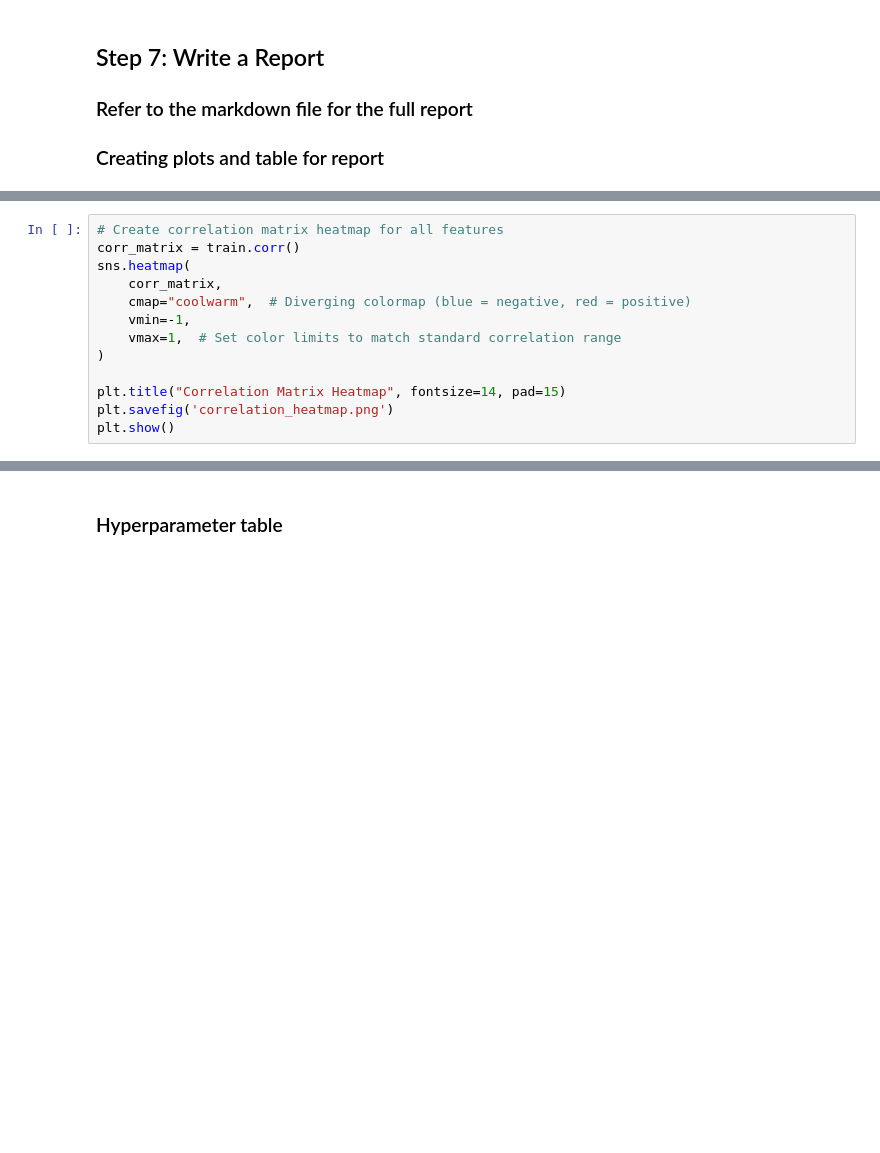
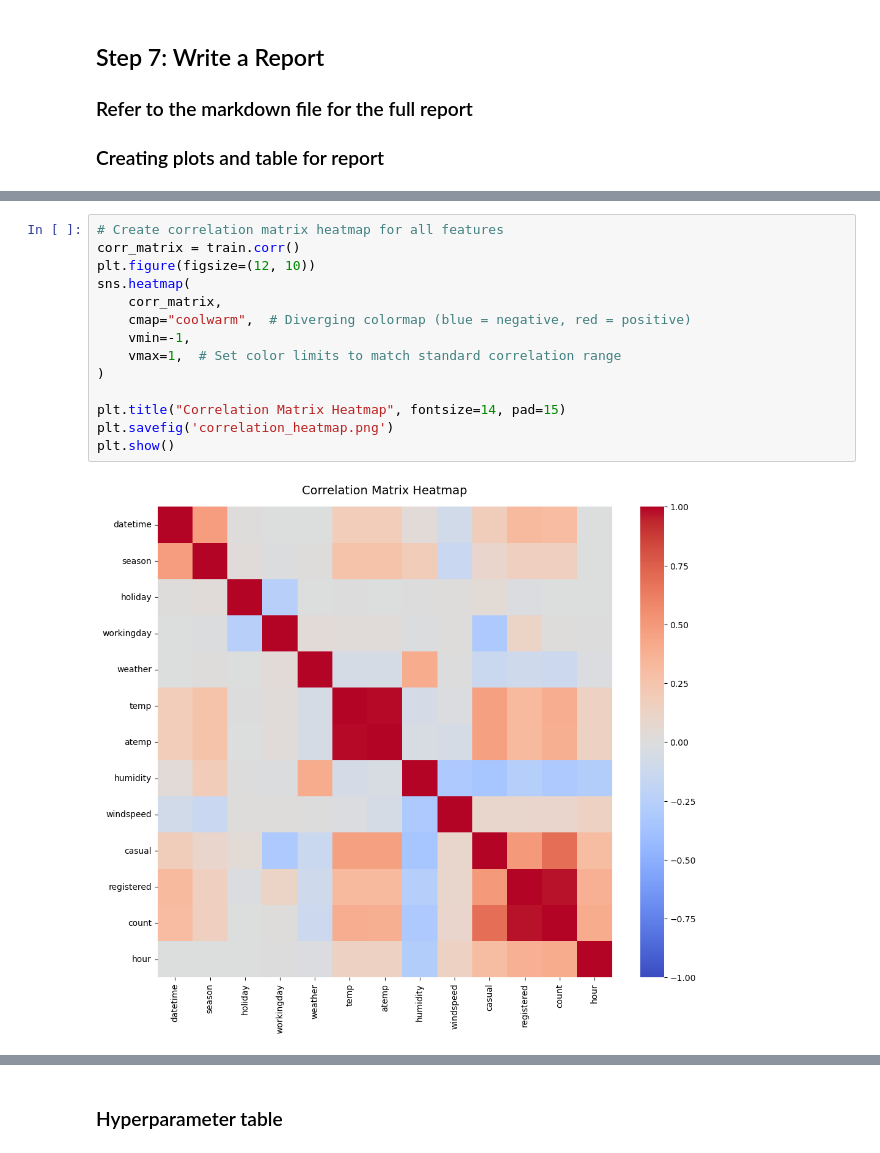
Before and after one commit to MouMike/Bike-Sharing-Demand, a Jupyter notebook: project/project-template.ipynb, the cells around one changed output, grey strips where cells are left out. Drawn from its saved outputs; the diff is of its cells as text; blank space fills up the shorter version.

```diff
--- a/project/project-template.ipynb
+++ b/project/project-template.ipynb
@@ -773,16 +2324,19 @@ plt.show()
 # %%
 # Create correlation matrix heatmap for all features
 corr_matrix = train.corr()
+plt.figure(figsize=(12, 10))
 sns.heatmap(
     corr_matrix,
     cmap="coolwarm",  # Diverging colormap (blue = negative, red = positive)
     vmin=-1,
     vmax=1,  # Set color limits to match standard correlation range
 )
 
 plt.title("Correlation Matrix Heatmap", fontsize=14, pad=15)
 plt.savefig('correlation_heatmap.png')
 plt.show()
+# %% [output]
+[figure, added]
 # %%
 # Create a time series plot of bike-sharing demand
 fig, axs = plt.subplots(4, 1, figsize=(12, 24))
```
Also changed, not shown: parts of 89 cells of this notebook, 3 other files.
